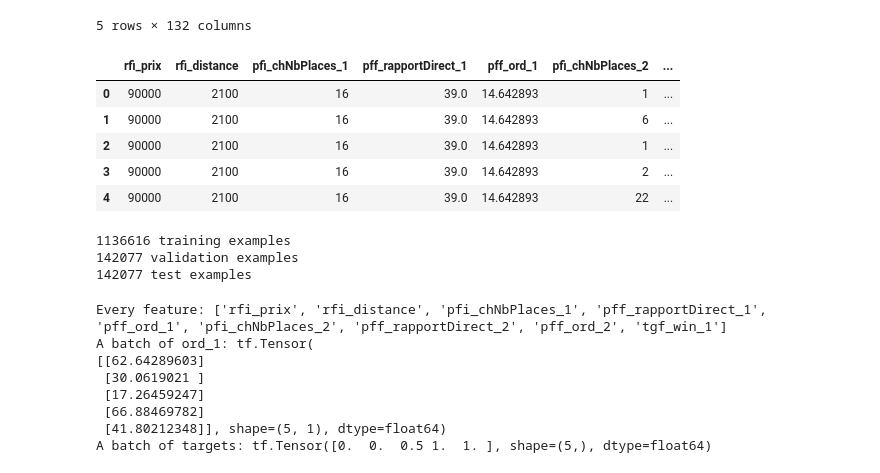
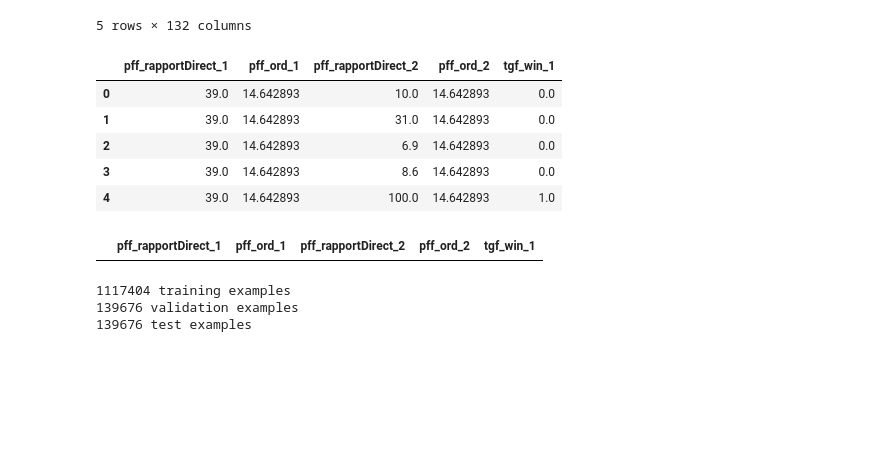
Before and after one commit to zenAurelius/HRAI3, a Jupyter notebook: notebooks/Untitled1.ipynb, the cells around one changed output. Drawn from its saved outputs; the diff is of its cells as text; code cells hidden in the pictures; blank space fills up the shorter version.

```diff
--- a/notebooks/Untitled1.ipynb
+++ b/notebooks/Untitled1.ipynb
@@ -26,24 +26,31 @@ df.head()
 5 rows × 132 columns
 # %%
 #SELECTION DES FEATURES ET TARGET
-df = df[['rfi_prix','rfi_distance','pfi_chNbPlaces_1','pff_rapportDirect_1','pff_ord_1','pfi_chNbPlaces_2','pff_rapportDirect_2','pff_ord_2','tgf_win_1']].copy()
+#df = df[['rfi_prix','rfi_distance','pfi_chNbPlaces_1','pff_rapportDirect_1','pff_ord_1','pfi_chNbPlaces_2','pff_rapportDirect_2','pff_ord_2','tgf_win_1']].copy()
+df = df[['pff_rapportDirect_1','pff_ord_1','pff_rapportDirect_2','pff_ord_2','tgf_win_1']].copy()
+df = df[~df.pff_rapportDirect_2.isna()].copy()
+df['tgf_win_1'] = df['tgf_win_1'].replace(0.5, 0)
 df.head()
 # %% [output]
-|  | rfi_prix | rfi_distance | pfi_chNbPlaces_1 | pff_rapportDirect_1 | pff_ord_1 | pfi_chNbPlaces_2 | ... |
-| 0 | 90000 | 2100 | 16 | 39.0 | 14.642893 | 1 | ... |
-| 1 | 90000 | 2100 | 16 | 39.0 | 14.642893 | 6 | ... |
-| 2 | 90000 | 2100 | 16 | 39.0 | 14.642893 | 1 | ... |
-| 3 | 90000 | 2100 | 16 | 39.0 | 14.642893 | 2 | ... |
-| 4 | 90000 | 2100 | 16 | 39.0 | 14.642893 | 22 | ... |
+|  | pff_rapportDirect_1 | pff_ord_1 | pff_rapportDirect_2 | pff_ord_2 | tgf_win_1 |
+| 0 | 39.0 | 14.642893 | 10.0 | 14.642893 | 0.0 |
+| 1 | 39.0 | 14.642893 | 31.0 | 14.642893 | 0.0 |
+| 2 | 39.0 | 14.642893 | 6.9 | 14.642893 | 0.0 |
+| 3 | 39.0 | 14.642893 | 8.6 | 14.642893 | 0.0 |
+| 4 | 39.0 | 14.642893 | 100.0 | 14.642893 | 1.0 |
+# %%
+df[df.tgf_win_1.isna()]
+# %% [output]
+|  | pff_rapportDirect_1 | pff_ord_1 | pff_rapportDirect_2 | pff_ord_2 | tgf_win_1 |
 # %%
 train, val, test = np.split(df.sample(frac=1), [int(0.8*len(df)), int(0.9*len(df))])
 print(len(train), 'training examples')
 print(len(val), 'validation examples')
 print(len(test), 'test examples')
 # %% [output]
-1136616 training examples
-142077 validation examples
-142077 test examples
+1117404 training examples
+139676 validation examples
+139676 test examples
 # %%
 def df_to_dataset(dataframe, shuffle=True, batch_size=32):
   df = dataframe.copy()
@@ -61,17 +65,3 @@ train_ds = df_to_dataset(train, batch_size=batch_size)
-# %%
-[(train_features, label_batch)] = train_ds.take(1)
-print('Every feature:', list(train_features.keys()))
-print('A batch of ord_1:', train_features['pff_ord_1'])
-print('A batch of targets:', label_batch )
-# %% [output]
-Every feature: ['rfi_prix', 'rfi_distance', 'pfi_chNbPlaces_1', 'pff_rapportDirect_1', 'pff_ord_1', 'pfi_chNbPlaces_2', 'pff_rapportDirect_2', 'pff_ord_2', 'tgf_win_1']
-A batch of ord_1: tf.Tensor(
-[[62.64289603]
- [30.0619021 ]
- [17.26459247]
- [66.88469782]
- [41.80212348]], shape=(5, 1), dtype=float64)
-A batch of targets: tf.Tensor([0.  0.  0.5 1.  1. ], shape=(5,), dtype=float64)
 # %%
 def get_normalization_layer(name, dataset):
   # Create a Normalization layer for the feature.
```
Also changed, not shown: parts of 12 cells of this notebook.
